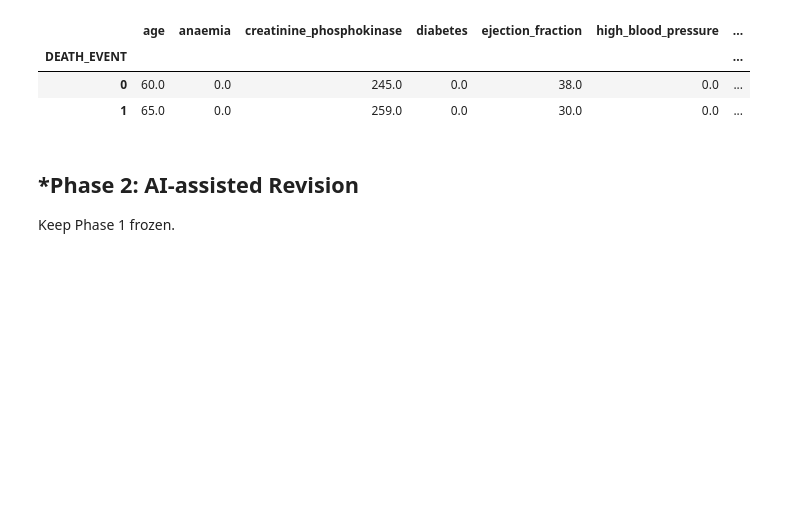
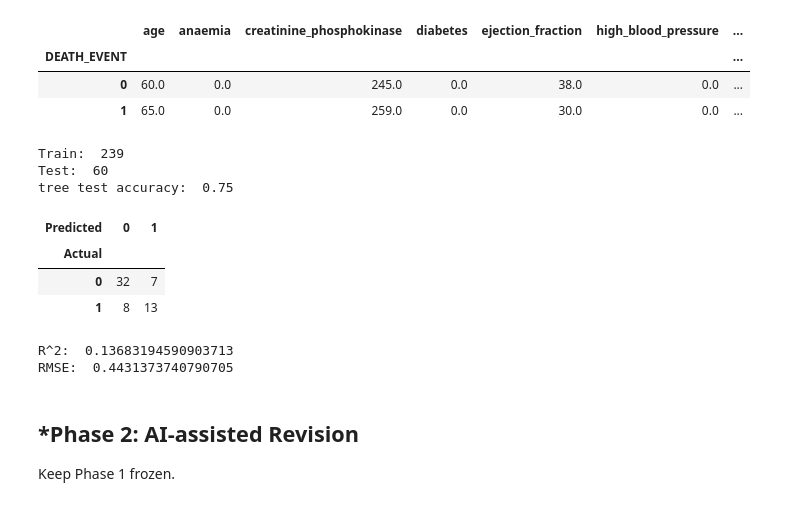
Before and after one commit to derekhatherley/L03-tree-stability, a Jupyter notebook: notebook.ipynb, the cells around one changed output. Cells and saved outputs as stored; diff of their text form; code cells hidden in the pictures; blank space fills up the shorter version.

```diff
--- a/notebook.ipynb
+++ b/notebook.ipynb
@@ -93,6 +93,54 @@ dtype: float64
 | DEATH_EVENT |  |  |  |  |  |  | ... |
 | 0 | 60.0 | 0.0 | 245.0 | 0.0 | 38.0 | 0.0 | ... |
 | 1 | 65.0 | 0.0 | 259.0 | 0.0 | 30.0 | 0.0 | ... |
+# %%
+#q2 test train split
+from sklearn.model_selection import train_test_split
+
+seed = 100
+
+X = df.drop(columns = ['DEATH_EVENT'])
+y = df["DEATH_EVENT"]
+
+X_train, X_test, y_train, y_test = train_test_split(X, y, test_size=0.2, random_state= seed)
+
+print("Train: ",  len(X_train))
+print("Test: ", len(X_test))
+
+
+#tree
+from sklearn.tree import DecisionTreeClassifier
+
+tree = DecisionTreeClassifier(max_depth = 3, random_state=seed).fit(X_train, y_train)
+tree_pred = tree.predict(X_test)
+
+#accuracy
+print("tree test accuracy: ", np.mean(y_test == tree_pred))
+
+display(pd.crosstab(y_test, tree_pred, rownames=['Actual'], colnames=['Predicted']))
+
+#linear model
+from sklearn.linear_model import LinearRegression
+
+linear = LinearRegression().fit(X_train, y_train)
+linear_pred = linear.predict(X_test)
+
+residuals = y_test - linear_pred
+rsq = linear.score(X_test, y_test)
+rmse = np.sqrt(np.mean(residuals **2 ))
+
+print("R^2: ", rsq)
+print("RMSE: ", rmse)
+# %% [output]
+Train:  239
+Test:  60
+tree test accuracy:  0.75
+| Predicted | 0 | 1 |
+| Actual |  |  |
+| 0 | 32 | 7 |
+| 1 | 8 | 13 |
+R^2:  0.13683194590903713
+RMSE:  0.4431373740790705
 # %% [markdown]
 ## *Phase 2: AI-assisted Revision
 Keep Phase 1 frozen.
```
